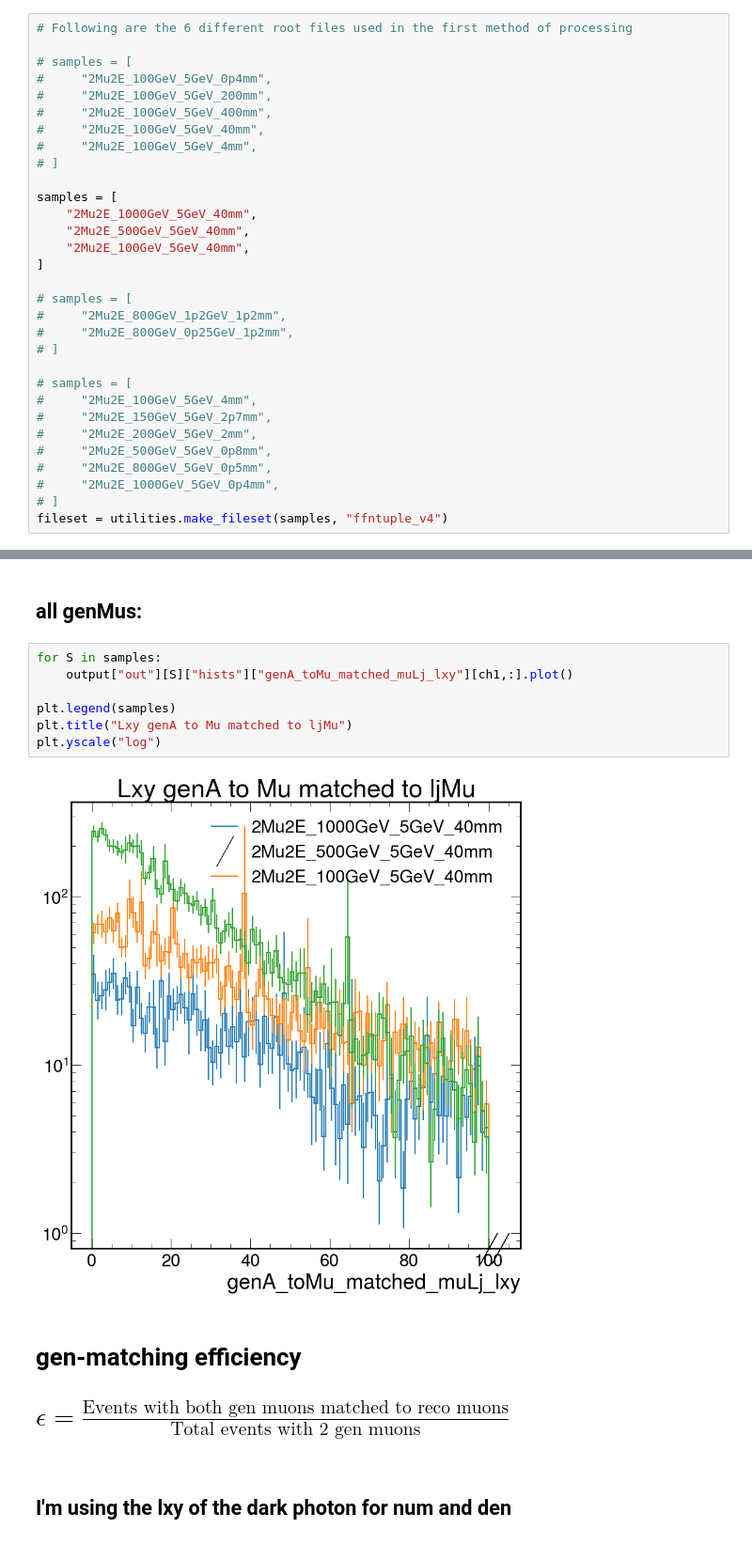
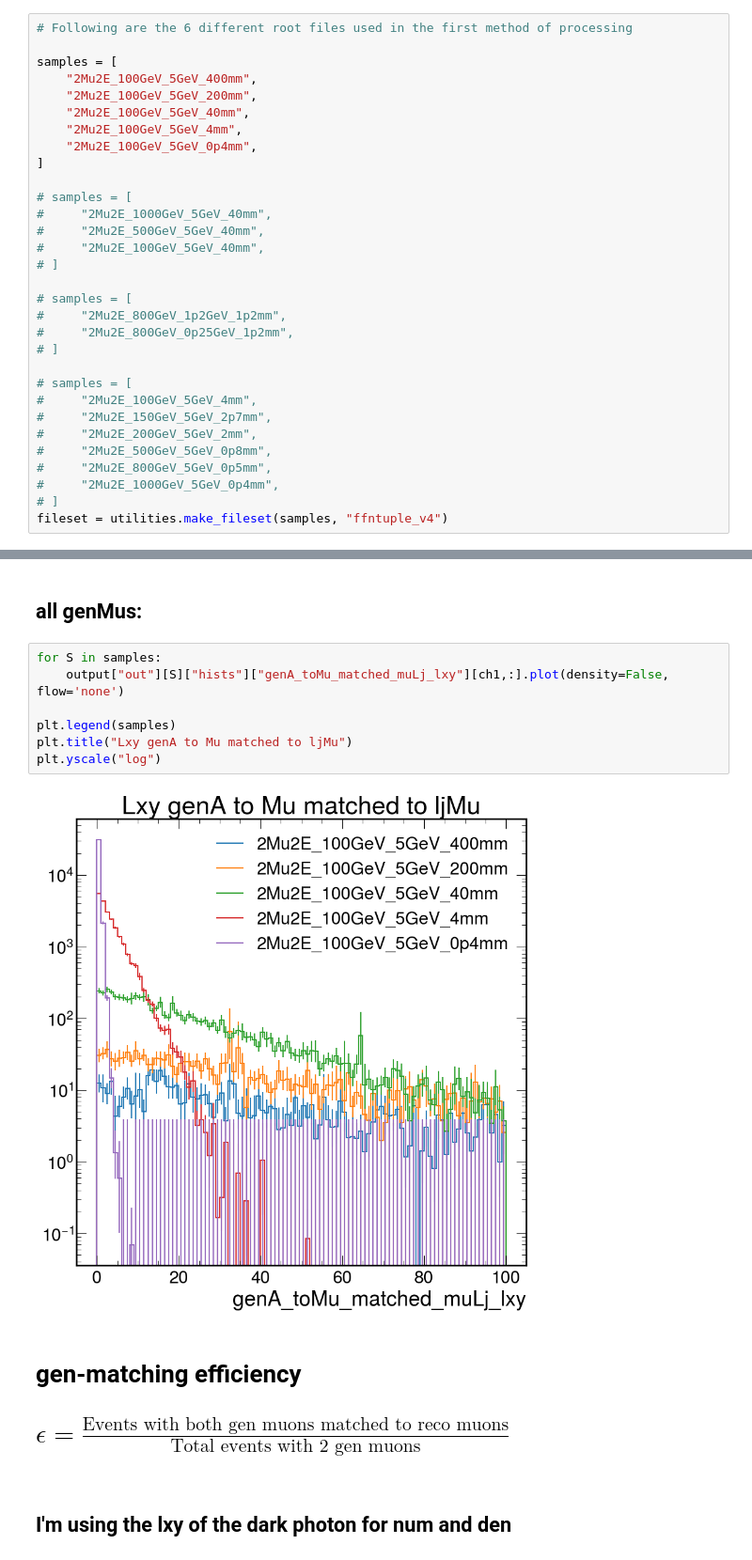
Before and after one commit to austinlsn/SIDM, a Jupyter notebook: sidm/studies/mu_lxy_dists-n-matchEff.ipynb, the cells around one changed output, grey strips where cells are left out. Shown: that part at 94% size. Drawn from its saved outputs; the diff is of its cells as text.

```diff
--- a/sidm/studies/mu_lxy_dists-n-matchEff.ipynb
+++ b/sidm/studies/mu_lxy_dists-n-matchEff.ipynb
@@ -27,19 +27,19 @@ plt.style.use(hep.style.CMS) # plotting style defined as CMS style
 # %%
 # Following are the 6 different root files used in the first method of processing
 
+samples = [
+    "2Mu2E_100GeV_5GeV_400mm",
+    "2Mu2E_100GeV_5GeV_200mm",
+    "2Mu2E_100GeV_5GeV_40mm",
+    "2Mu2E_100GeV_5GeV_4mm",
+    "2Mu2E_100GeV_5GeV_0p4mm",
+]
+
 # samples = [
-#     "2Mu2E_100GeV_5GeV_0p4mm",
-#     "2Mu2E_100GeV_5GeV_200mm",
-#     "2Mu2E_100GeV_5GeV_400mm",
+#     "2Mu2E_1000GeV_5GeV_40mm",
+#     "2Mu2E_500GeV_5GeV_40mm",
 #     "2Mu2E_100GeV_5GeV_40mm",
-#     "2Mu2E_100GeV_5GeV_4mm",
 # ]
-
-samples = [
-    "2Mu2E_1000GeV_5GeV_40mm",
-    "2Mu2E_500GeV_5GeV_40mm",
-    "2Mu2E_100GeV_5GeV_40mm",
-]
 
 # samples = [
 #     "2Mu2E_800GeV_1p2GeV_1p2mm",
@@ -89,13 +89,13 @@ ch2 = "2mu2e_matchedLj"
 ## all genMus:
 # %%
 for S in samples:
-    output["out"][S]["hists"]["genA_toMu_matched_muLj_lxy"][ch1,:].plot()
+    output["out"][S]["hists"]["genA_toMu_matched_muLj_lxy"][ch1,:].plot(density=False, flow='none')
 
 plt.legend(samples)
 plt.title("Lxy genA to Mu matched to ljMu")
 plt.yscale("log")
 # %% [output]
-[figure, old version]
+[figure, new version]
 # %% [markdown]
 # gen-matching efficiency
 
```
Also changed, not shown: parts of 1 cell of this notebook, 5 other files.
